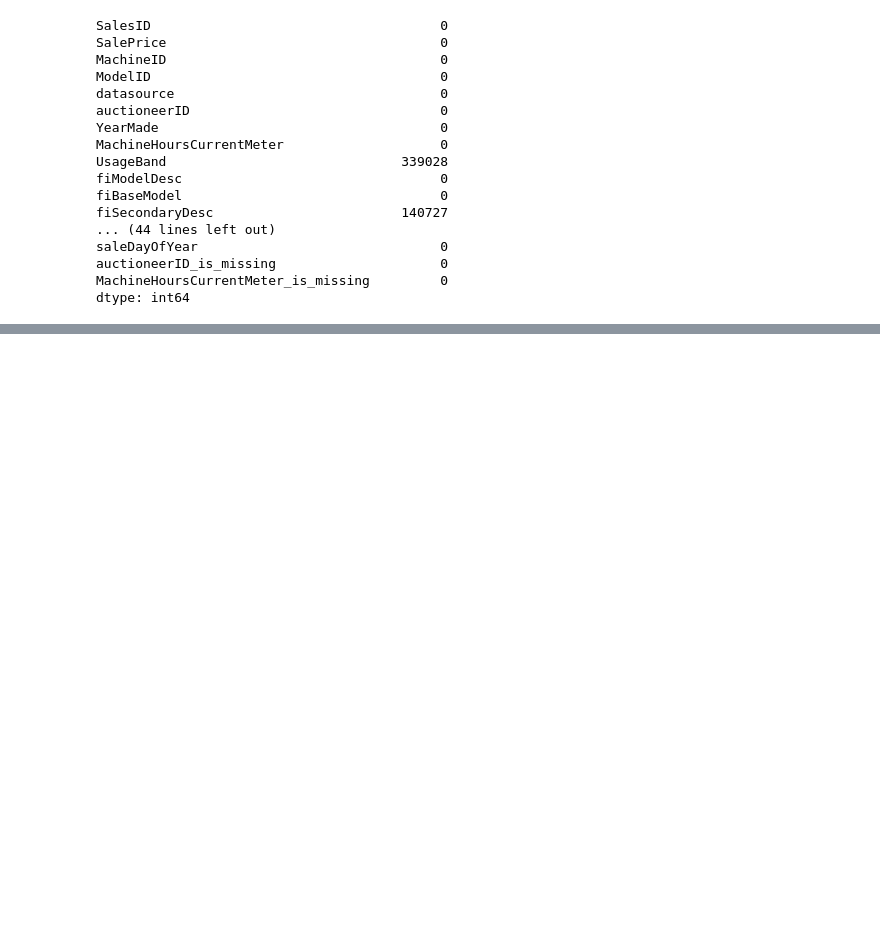
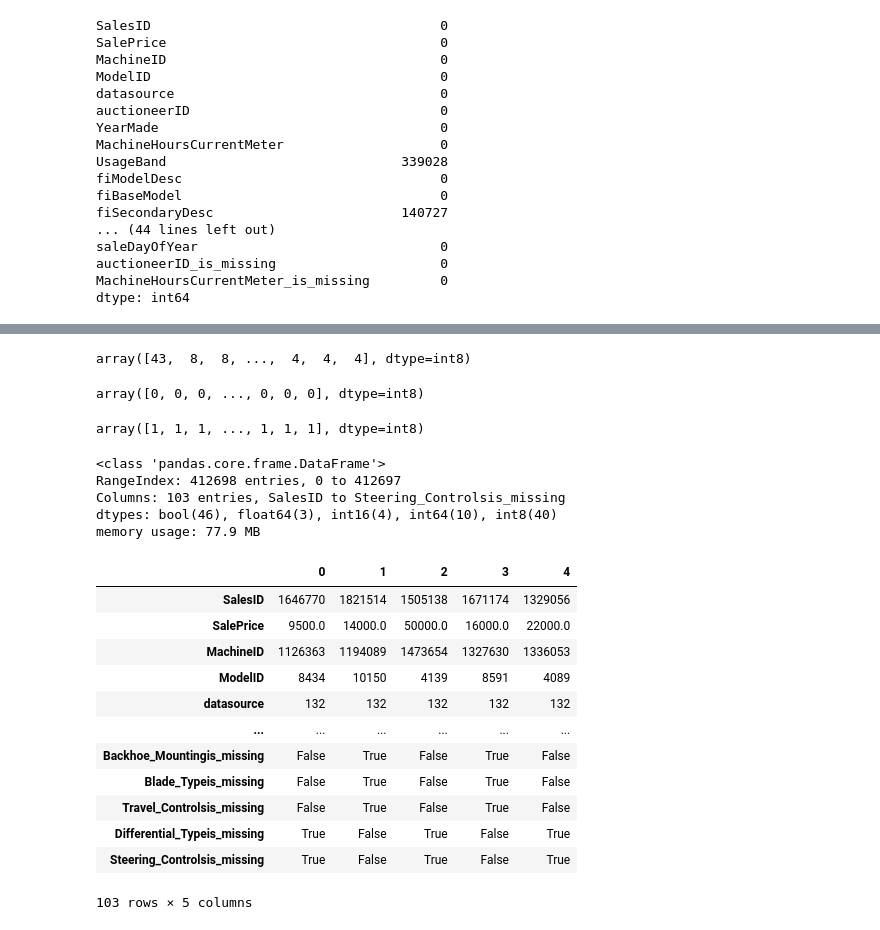
Before and after one commit to denishartl/bulldozer-price-prediction, a Jupyter notebook: end-to-end-bulldozer-price-regression.ipynb, the cells around one changed output, grey strips where cells are left out. Cells and saved outputs as stored; diff of their text form; code cells hidden in the pictures; blank space fills up the shorter version.

```diff
--- a/end-to-end-bulldozer-price-regression.ipynb
+++ b/end-to-end-bulldozer-price-regression.ipynb
@@ -644,0 +647,5 @@ dtype: int64
+# %%
+# Check for columns which aren't numeric
+for label, content in df_temp.items():
+    if not pd.api.types.is_numeric_dtype(content):
+        print(label)
@@ -644,0 +670,44 @@ dtype: int64
+# %%
+# Turn categorical variables into numbers and fill missing
+for label, content in df_temp.items():
+    if not pd.api.types.is_numeric_dtype(content):
+        # Add a binary column to indicate whether value had missing value
+        df_temp[label + "is_missing"] = pd.isnull(content)
+        # Turn categories into numbers and add +1 because missing values are -1 by default
+        df_temp[label] = pd.Categorical(content).codes + 1
+# %%
+pd.Categorical(df_temp["state"]).codes
+# %% [output]
+array([43,  8,  8, ...,  4,  4,  4], dtype=int8)
+# %%
+pd.Categorical(df_temp["UsageBand"]).codes
+# %% [output]
+array([0, 0, 0, ..., 0, 0, 0], dtype=int8)
+# %%
+pd.Categorical(df_temp["UsageBand"]).codes + 1
+# %% [output]
+array([1, 1, 1, ..., 1, 1, 1], dtype=int8)
+# %%
+df_temp.info()
+# %% [output]
+<class 'pandas.core.frame.DataFrame'>
+RangeIndex: 412698 entries, 0 to 412697
+Columns: 103 entries, SalesID to Steering_Controlsis_missing
+dtypes: bool(46), float64(3), int16(4), int64(10), int8(40)
+memory usage: 77.9 MB
+# %%
+df_temp.head().T
+# %% [output]
+|  | 0 | 1 | 2 | 3 | 4 |
+| SalesID | 1646770 | 1821514 | 1505138 | 1671174 | 1329056 |
+| SalePrice | 9500.0 | 14000.0 | 50000.0 | 16000.0 | 22000.0 |
+| MachineID | 1126363 | 1194089 | 1473654 | 1327630 | 1336053 |
+| ModelID | 8434 | 10150 | 4139 | 8591 | 4089 |
+| datasource | 132 | 132 | 132 | 132 | 132 |
+| ... | ... | ... | ... | ... | ... |
+| Backhoe_Mountingis_missing | False | True | False | True | False |
+| Blade_Typeis_missing | False | True | False | True | False |
+| Travel_Controlsis_missing | False | True | False | True | False |
+| Differential_Typeis_missing | True | False | True | False | True |
+| Steering_Controlsis_missing | True | False | True | False | True |
+103 rows × 5 columns
```
Also changed, not shown: parts of 51 cells of this notebook.
